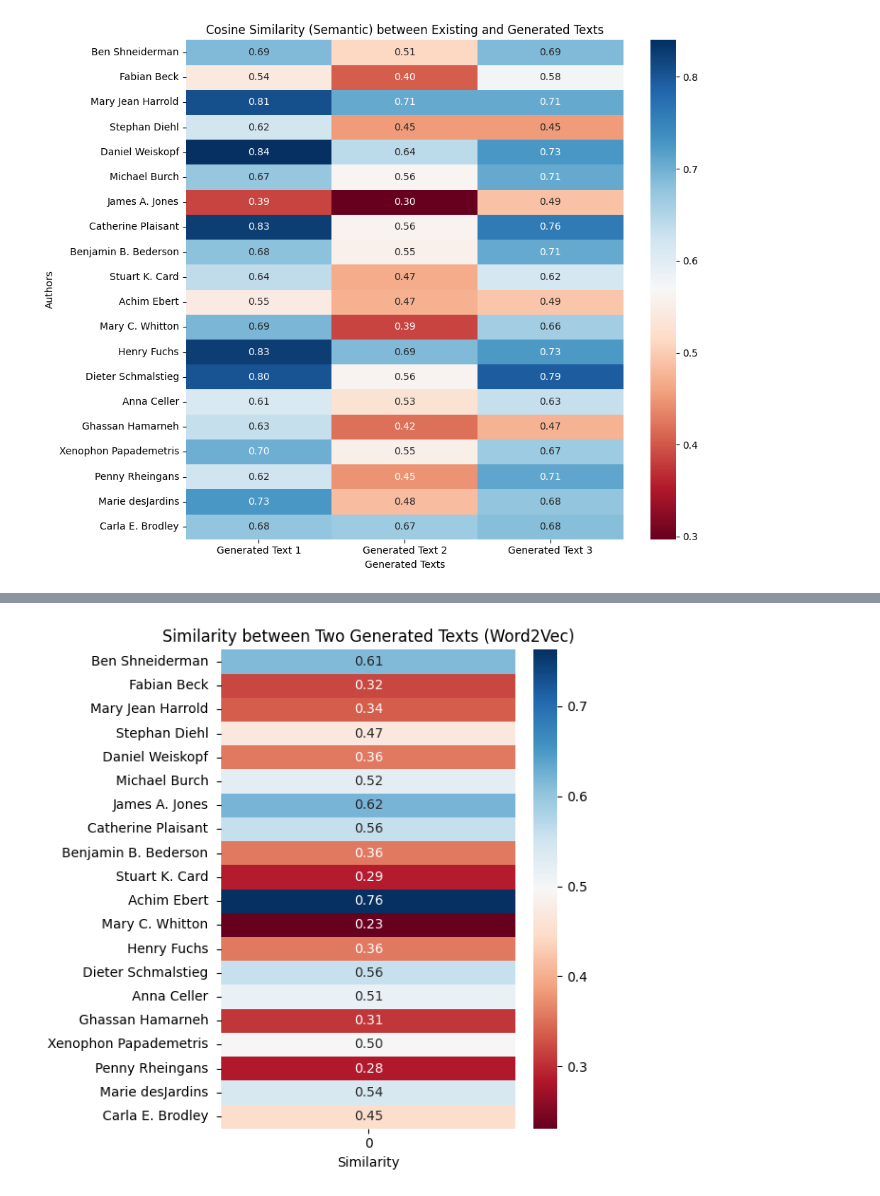
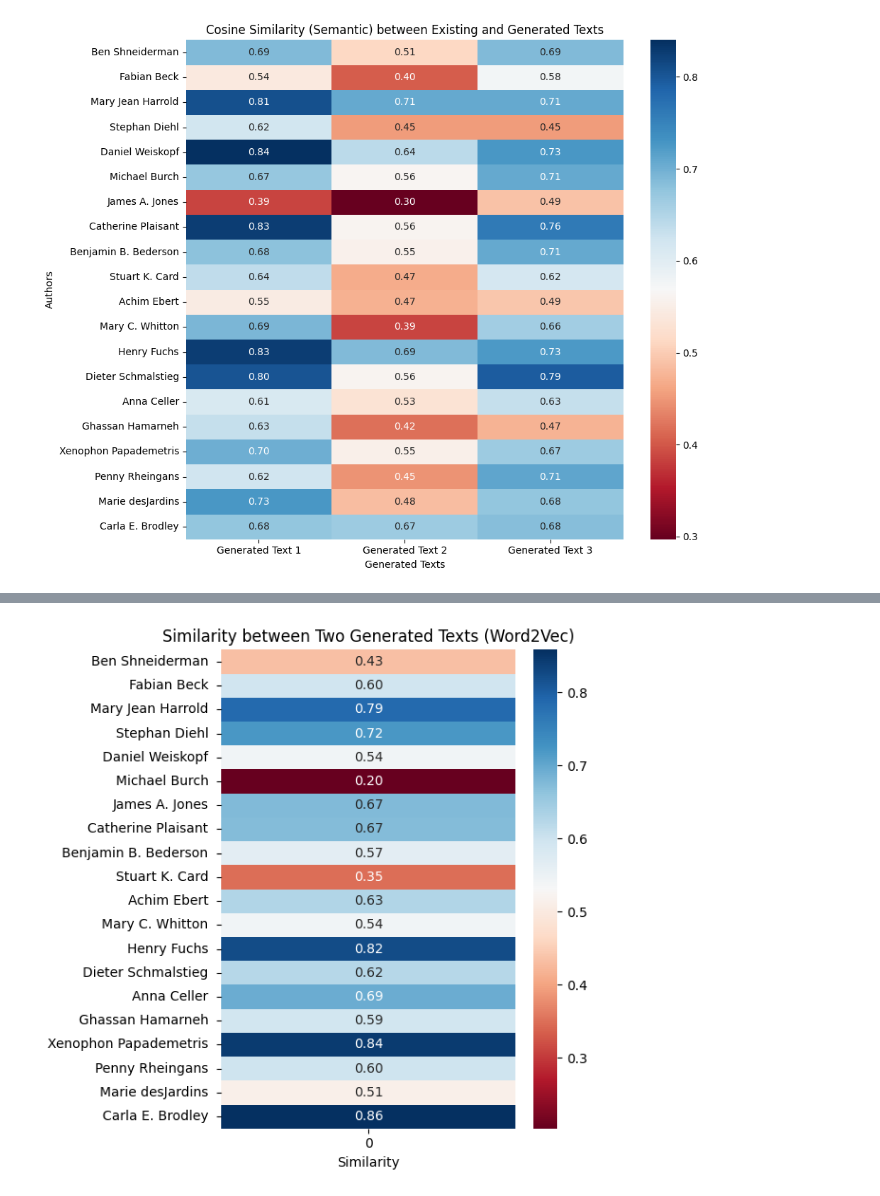
Before and after one commit to jonidamukaj/testing_LLMs, a Jupyter notebook: testing/paragraph1/davinci/Word2Vec/withNames/withNames.ipynb, the cells around one changed output, grey strips where cells are left out. Cells and saved outputs as stored; diff of their text form; code cells hidden in the pictures.

```diff
--- a/testing/paragraph1/davinci/Word2Vec/withNames/withNames.ipynb
+++ b/testing/paragraph1/davinci/Word2Vec/withNames/withNames.ipynb
@@ -279,7 +279,7 @@ def tokenizer(text):
     return [token.lower() for token in text.split() if token.isalpha()]
 
 # Step 1: Load the data from JSON
-with open("RandomNamesNEW.json", 'r') as json_file:
+with open("withNamesNEW.json", 'r') as json_file:
     data = json.load(json_file)
 
 # List to store cosine similarity scores for each entry
@@ -301,31 +301,31 @@ for entry in data:
 
     # Get embeddings for existing and generated texts
     existing_emb = np.mean([word2vec_model.wv[token] for token in tokenizer(existing_text) if token in word2vec_model.wv], axis=0)
     generated_embs = [np.mean([word2vec_model.wv[token] for token in tokenizer(text) if token in word2vec_model.wv], axis=0) for text in generated_texts]
 
     # Check if there are valid embeddings for both existing and generated texts
     if np.isnan(existing_emb).any() or any(np.isnan(emb).any() for emb in generated_embs):
         # Set similarity scores to 0 or any other suitable value when embeddings are not valid
         cosine_sims_entry = [0, 0]
     else:
         # Calculate the cosine similarity between the two generated texts
         cosine_sims_entry = cosine_similarity([generated_embs[0]], [generated_embs[1]])[0][0]
 
     cosine_sims.append(cosine_sims_entry)
     author_names.append(author_name)
 
 # Convert cosine similarity data and author names to numpy arrays for plotting the heatmap
 cosine_sims_np = np.array(cosine_sims)
 author_names_np = np.array(author_names)
 
 # Set up the heatmap
 plt.figure(figsize=(6, 6))  # Adjust the figure size to accommodate two generated texts
 sns.heatmap(cosine_sims_np[:, np.newaxis], cmap='RdBu', annot=True, fmt='.2f', yticklabels=[f'{author} ' for author in author_names_np])
 plt.xlabel('Similarity')
 plt.title('Similarity between Two Generated Texts (Word2Vec)')
 plt.tight_layout()
 
 # Show the plot
 plt.show()
 # %% [output]
-[figure, old version]
+[figure, new version]
```
Also changed, not shown: parts of 1 cell of this notebook, 2 other files.
